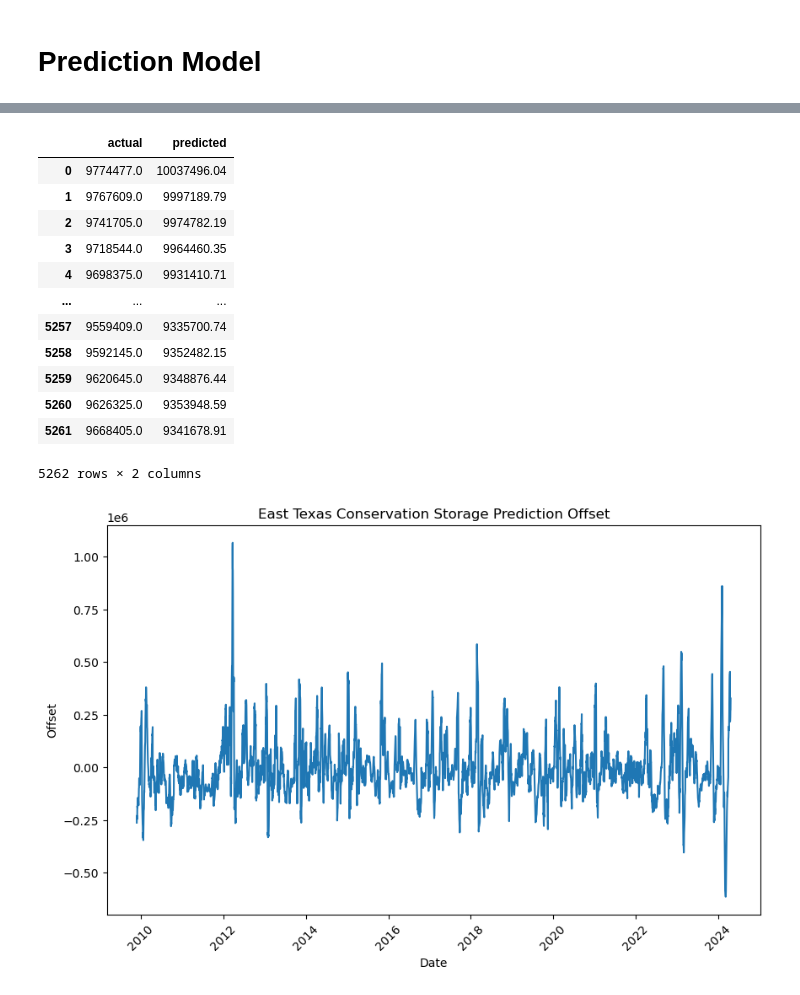
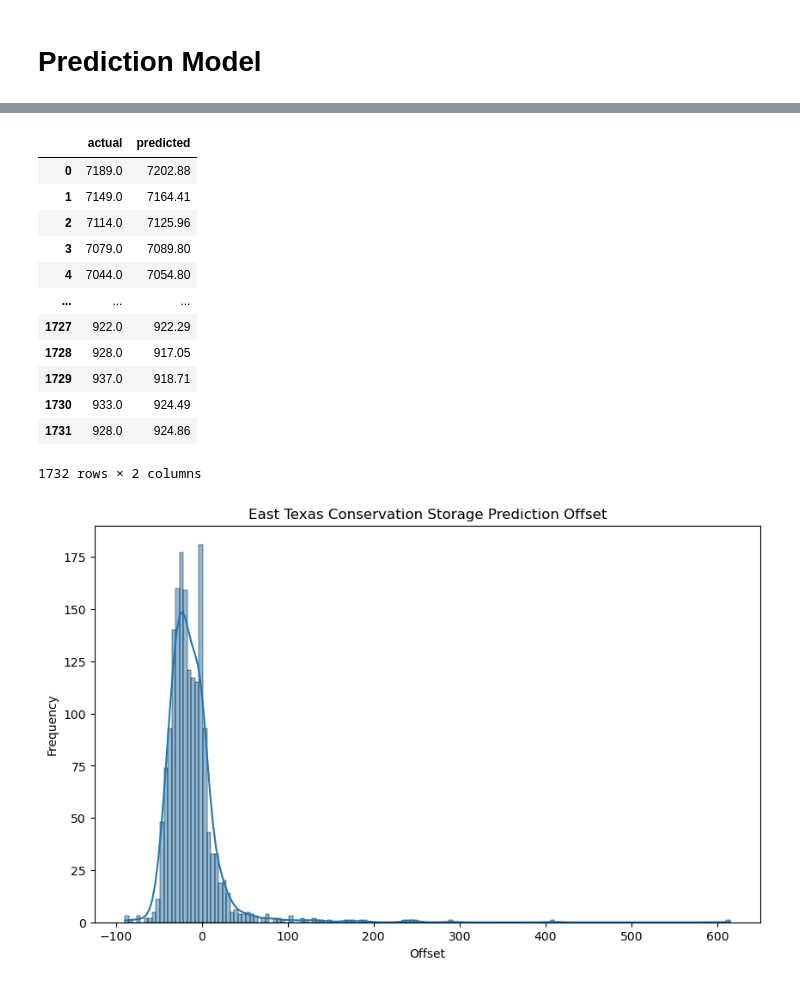
Before and after one commit to khoihng22/data-analytics-final-project, a Jupyter notebook: report_2.ipynb, the cells around one changed output, grey strips where cells are left out. Drawn from its saved outputs; the diff is of its cells as text; code cells hidden in the pictures.

```diff
--- a/report_2.ipynb
+++ b/report_2.ipynb
@@ -6,6 +6,7 @@ import seaborn as sns
 # %%
 # Load the data
 df = pd.read_csv('east_texas_reservoir.csv')
+df.drop(columns=['dead_pool_capacity', 'conservation_capacity', 'water_level'], inplace=True)
 # set date as index
 df['date'] = pd.to_datetime(df['date'])
 df.set_index('date', inplace=True)
@@ -192,7 +168,7 @@ plt.show()
 # %%
 # create 50 columns for each lag
 for i in range(1, 24):
-    df[f'conservation_storage_{i}'] = df['conservation_storage'].shift(i * 15)
+    df[f'conservation_storage_{i}'] = df['conservation_storage'].shift(i)
 
 # drop rows with NaN values
 df.dropna(inplace=True)
@@ -216,6 +192,6 @@ df
 # %%
 # create X and y, with X being the lag columns and y being the target column
-X = df.drop(['conservation_storage', 'percent_full', 'conservation_capacity', 'reservoir_storage'], axis=1)
+X = df.drop(['conservation_storage', 'percent_full', 'reservoir_storage'], axis=1)
 y = df['conservation_storage']
 
 # normalize the data
@@ -296,29 +272,28 @@ df_pred = pd.DataFrame({'actual': y_test.flatten(), 'predicted': y_pred.flatten(
 df_pred
 # %% [output]
 |  | actual | predicted |
-| 0 | 9774477.0 | 10037496.04 |
-| 1 | 9767609.0 | 9997189.79 |
-| 2 | 9741705.0 | 9974782.19 |
-| 3 | 9718544.0 | 9964460.35 |
-| 4 | 9698375.0 | 9931410.71 |
+| 0 | 7189.0 | 7202.88 |
+| 1 | 7149.0 | 7164.41 |
+| 2 | 7114.0 | 7125.96 |
+| 3 | 7079.0 | 7089.80 |
+| 4 | 7044.0 | 7054.80 |
 | ... | ... | ... |
-| 5257 | 9559409.0 | 9335700.74 |
-| 5258 | 9592145.0 | 9352482.15 |
-| 5259 | 9620645.0 | 9348876.44 |
-| 5260 | 9626325.0 | 9353948.59 |
-| 5261 | 9668405.0 | 9341678.91 |
+| 1727 | 922.0 | 922.29 |
+| 1728 | 928.0 | 917.05 |
+| 1729 | 937.0 | 918.71 |
+| 1730 | 933.0 | 924.49 |
+| 1731 | 928.0 | 924.86 |
-5262 rows × 2 columns
+1732 rows × 2 columns
 # %%
-# plot offset between actual and predicted values
+# plot offset between actual and predicted values in histogram
 plt.figure(figsize=(10, 6))
-plt.plot(df.index[split_index:], y_test - y_pred)
+sns.histplot(y_test - y_pred, kde=True)
 plt.title('East Texas Conservation Storage Prediction Offset')
-plt.xlabel('Date')
-plt.ylabel('Offset')
-plt.xticks(rotation=45)
+plt.xlabel('Offset')
+plt.ylabel('Frequency')
 plt.show()
 # %% [output]
-[figure, old version]
+[figure, new version]
 # %%
 # train with LSTM
 from sklearn.preprocessing import MinMaxScaler
```
Also changed, not shown: parts of 32 cells of this notebook, 2 other files.
